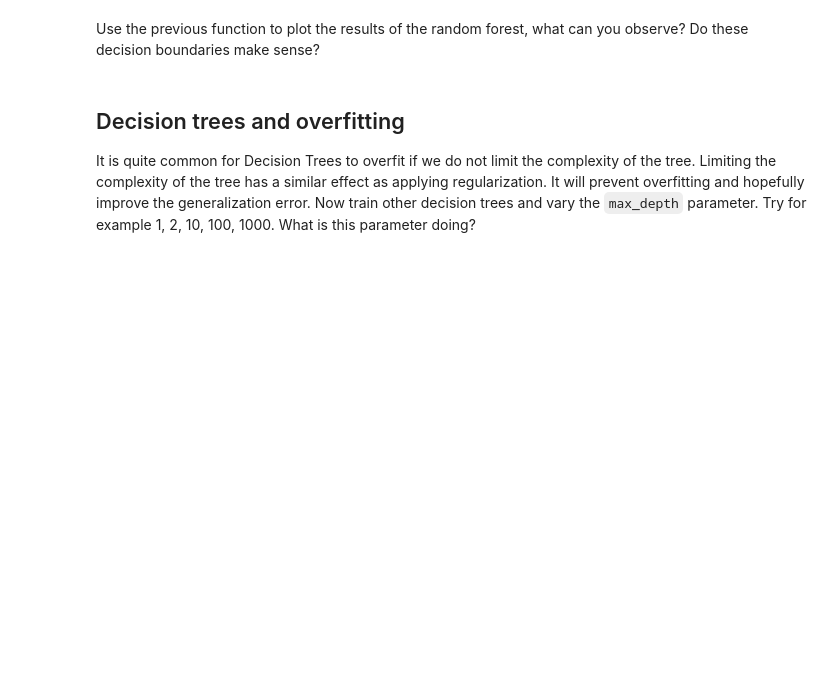
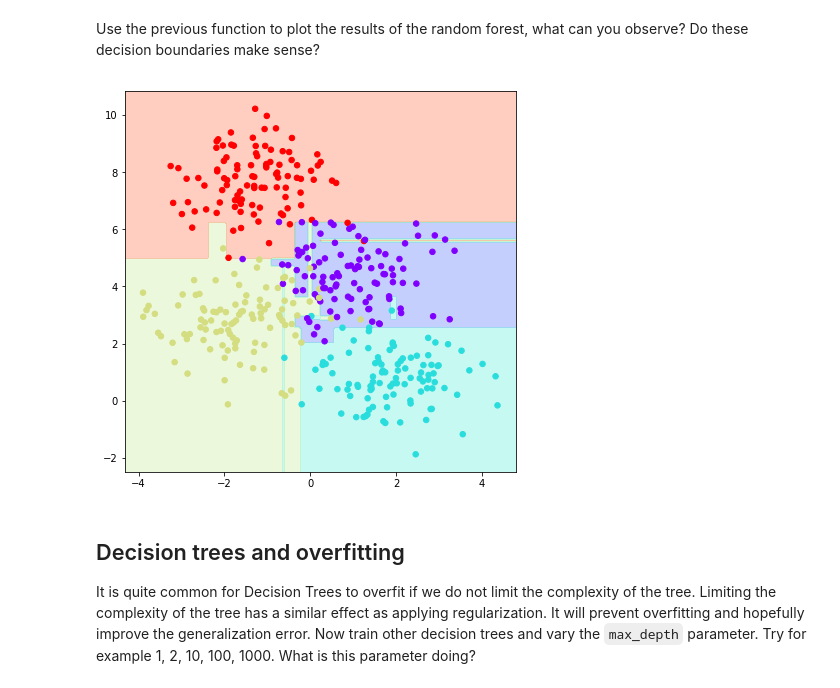
Before and after one commit to pdejorge/BTS_Classical_Data_Analysis, a Jupyter notebook: Session6_Random_Forests/Exercise 1 - Decision Trees and Random Forests.ipynb, the cells around one changed output. Saved outputs shown, nothing was run; the diff lists cells and outputs as text; code cells hidden in the pictures; blank space fills up the shorter version.

```diff
--- a/Session6_Random_Forests/Exercise 1 - Decision Trees and Random Forests.ipynb
+++ b/Session6_Random_Forests/Exercise 1 - Decision Trees and Random Forests.ipynb
@@ -23,3 +32,7 @@ A simple decision tree built on this data will iteratively split the data along
 <img src="decision-tree-process.png">
 # %% [markdown]
 This process of fitting a decision tree to our data can be done in `Scikit-Learn` with the `DecisionTreeClassifier estimator`. Implement a Decision Tree and fit it to the dataset.
+# %%
+from sklearn.tree import DecisionTreeClassifier
+tree = DecisionTreeClassifier(random_state=0)
+tree.fit(X, y)
@@ -53,6 +73,10 @@ def visualize_classifier(model, X, y, ax=None, cmap='rainbow', figsize=(7,7)):
     ax.set(xlim=xlim, ylim=ylim)
 # %% [markdown]
 Use the previous function to plot the results of the random forest, what can you observe? Do these decision boundaries make sense?
+# %%
+visualize_classifier(tree, X, y)
+# %% [output]
+[figure, added]
 # %% [markdown]
 ## Decision trees and overfitting
 It is quite common for Decision Trees to overfit if we do not limit the complexity of the tree. Limiting the complexity of the tree has a similar effect as applying regularization. It will prevent overfitting and hopefully improve the generalization error. Now train other decision trees and vary the `max_depth` parameter. Try for example 1, 2, 10, 100, 1000. What is this parameter doing?
```
Also changed, not shown: parts of 8 cells of this notebook.
